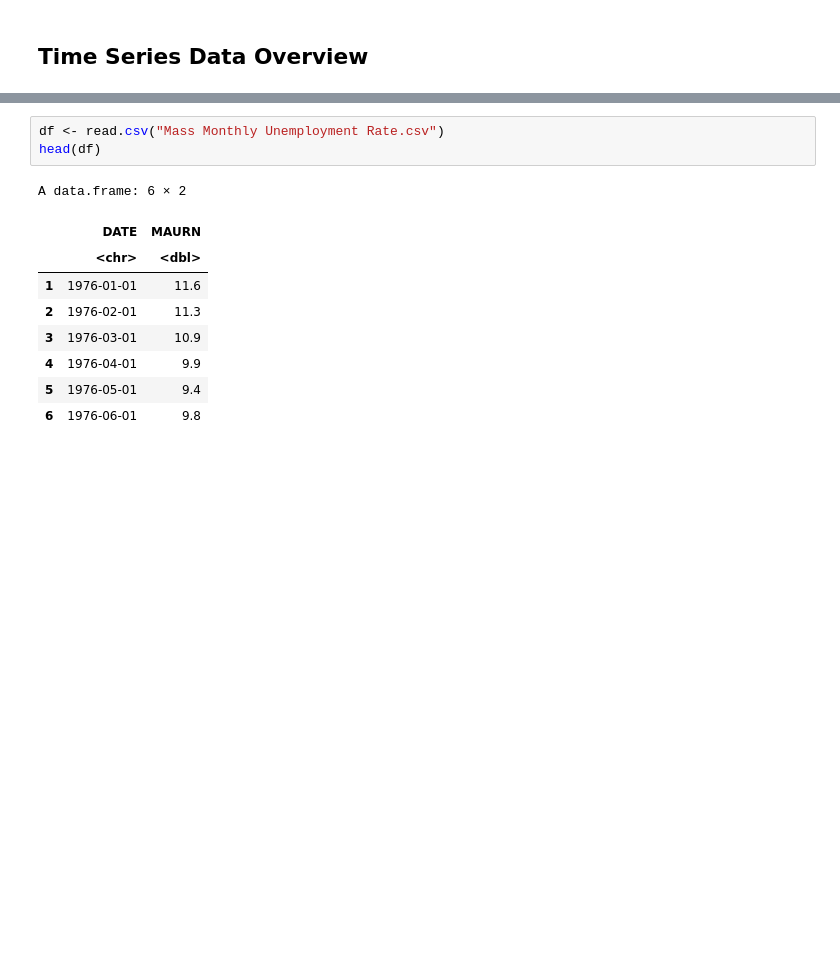
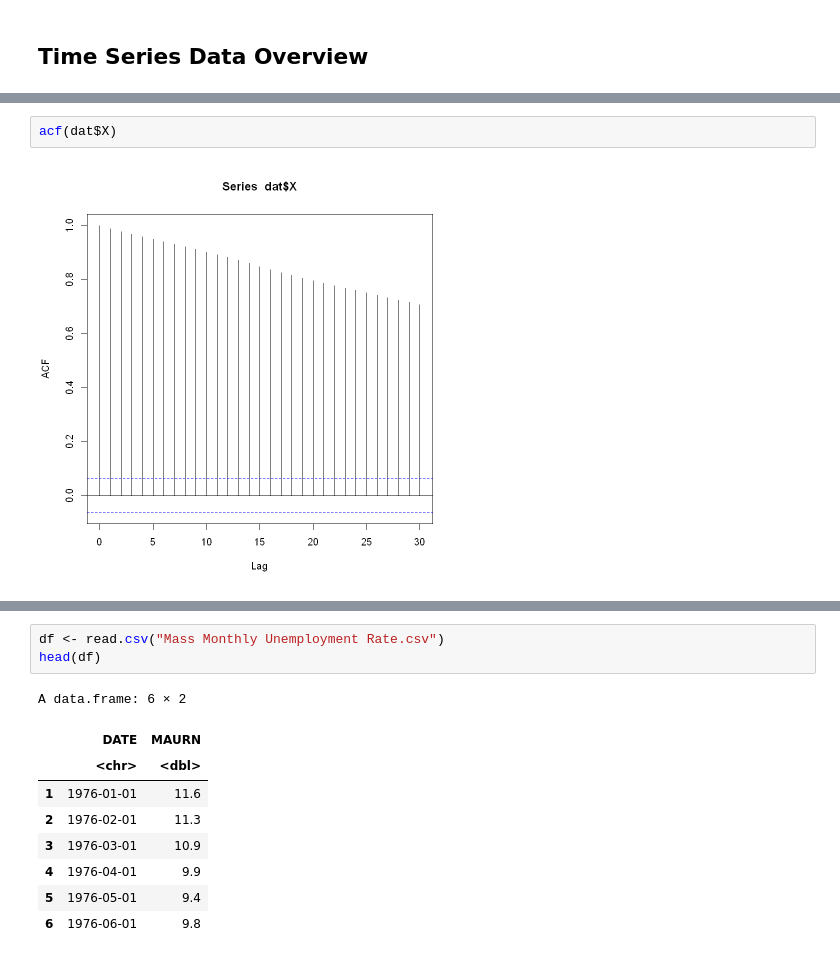
Before and after one commit to mkcakmak/time_series_R_projects, a Jupyter notebook: main.ipynb, the cells around one changed output, grey strips where cells are left out. Saved outputs shown, nothing was run; the diff lists cells and outputs as text; blank space fills up the shorter version.

```diff
--- a/main.ipynb
+++ b/main.ipynb
@@ -24,0 +50,4 @@ compare.models(n=100)
+# %%
+acf(dat$X)
+# %% [output]
+[figure, added]
```
Also changed, not shown: parts of 15 cells of this notebook.
